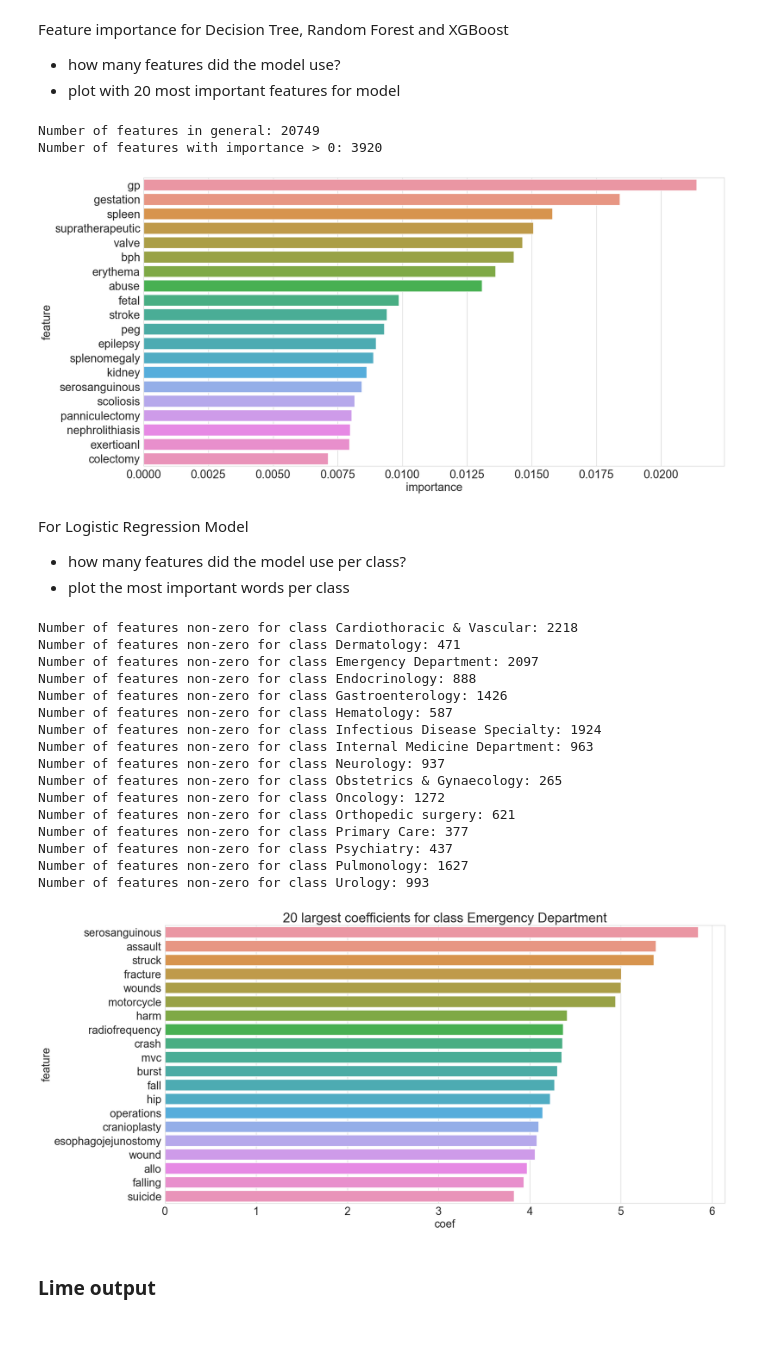
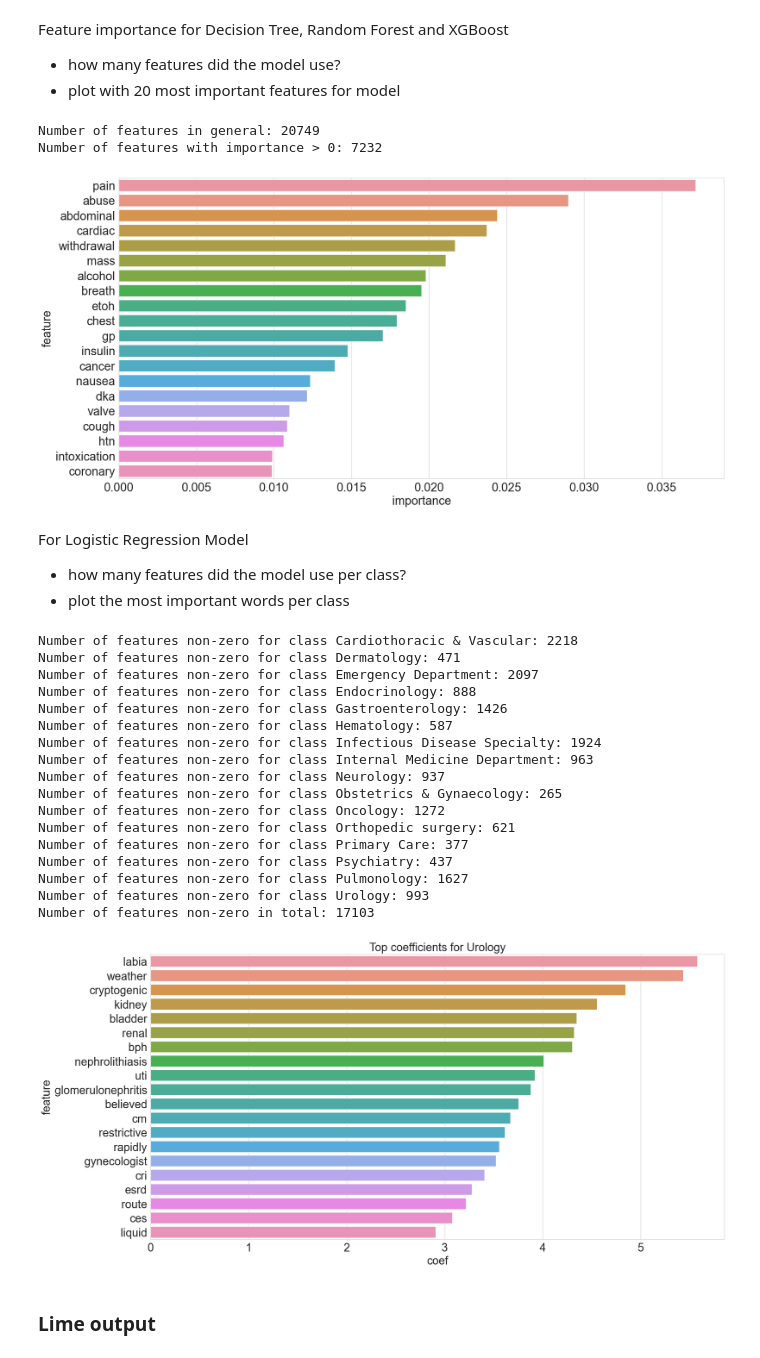
Before and after one commit to Tara-Sophia/NLP_Masterthesis, a Jupyter notebook: notebooks/08-hp-visualizations.ipynb, the cells around one changed output. Drawn from its saved outputs; the diff is of its cells as text; code cells hidden in the pictures.

```diff
--- a/notebooks/08-hp-visualizations.ipynb
+++ b/notebooks/08-hp-visualizations.ipynb
@@ -9,7 +9,7 @@ import numpy as np
 # %%
 # import model and display pipeline
 set_config(display='diagram')
-model = pickle.load(open(os.path.join("models", "clf", "lr_mimic_test.pkl"), 'rb'))
+model = pickle.load(open(os.path.join("models", "clf", "xgb_mimic_classified.pkl"), 'rb'))
 model
 # %% [output]
 Pipeline(steps=[('vect', CountVectorizer()), ('smote', SMOTE(random_state=42)),
@@ -193,7 +192,7 @@ Feature importance for Decision Tree, Random Forest and XGBoost
 - how many features did the model use?
 - plot with 20 most important features for model
 # %%
-model = pickle.load(open(os.path.join("models", "clf", "xgb_mimic_classified.pkl"), 'rb'))
+model = pickle.load(open(os.path.join("models", "clf", "rf_mimic_classified.pkl"), 'rb'))
 # %%
 feat_importance = model.named_steps["clf"].feature_importances_
 vectorizer = model.named_steps["vect"]
@@ -209,7 +208,7 @@ feat_df = feat_df[feat_df["importance"] > 0]
 print(f"Number of features with importance > 0: {len(feat_df)}")
 # %% [output]
 Number of features in general: 20749
-Number of features with importance > 0: 3920
+Number of features with importance > 0: 7232
 # %%
 # plot the feature importance and only show the top 20 features
 plt.figure(figsize=(20,10))
@@ -217,18 +216,21 @@ sns.barplot(x="importance", y="feature", data=feat_df.head(20))
 plt.rcParams.update({'font.size': 22})
 plt.show()
 # %% [output]
-[figure, old version]
+[figure, new version]
 # %% [markdown]
 For Logistic Regression Model
 - how many features did the model use per class?
 - plot the most important words per class
 # %%
-model = pickle.load(open(os.path.join("models", "clf", "lr_mimic_test.pkl"), 'rb'))
+model = pickle.load(open(os.path.join("models", "clf", "lr_mimic_classified.pkl"), 'rb'))
 # %%
 # how many coefficients per class are non-zero
 # unsicher, ob man nur positive oder auch negative betrachten soll
 for i, coef in enumerate(model.named_steps["clf"].coef_):
     print(f"Number of features non-zero for class {model.classes_[i]}: {np.count_nonzero(coef)}")
+
+# how many coeffcient are non-zero in total
+print(f"Number of features non-zero in total: {np.count_nonzero(model.named_steps['clf'].coef_)}")
 # %% [output]
 Number of features non-zero for class Cardiothoracic & Vascular: 2218
 Number of features non-zero for class Dermatology: 471
@@ -246,28 +248,29 @@ Number of features non-zero for class Primary Care: 377
 Number of features non-zero for class Psychiatry: 437
 Number of features non-zero for class Pulmonology: 1627
 Number of features non-zero for class Urology: 993
+Number of features non-zero in total: 17103
 # %%
 # plot the 20 largest coefficients for first class
 
 # get the coefficients
-coef = model.named_steps["clf"].coef_[2]
+coef = model.named_steps["clf"].coef_[15]
 # get the feature names
 vectorizer = model.named_steps["vect"]
 feat = vectorizer.get_feature_names_out()
 
 # create a dataframe with the coefficients and the feature names
 coef_df = pd.DataFrame({"feature": feat, "coef": coef})
 
 # sort the dataframe by the coefficients
 coef_df = coef_df.sort_values(by="coef", ascending=False)
 # plot the 20 largest coefficients
 plt.figure(figsize=(20,10))
 sns.barplot(x="coef", y="feature", data=coef_df.head(20))
 plt.rcParams.update({'font.size': 22})
-plt.title("20 largest coefficients for class " + model.classes_[2])
+plt.title("Top coefficients for " + model.classes_[15], fontsize=22)
 plt.show()
 # %% [output]
-[figure, old version]
+[figure, new version]
 # %% [markdown]
 ### Lime output
 # %%
```
Also changed, not shown: parts of 4 cells of this notebook.
